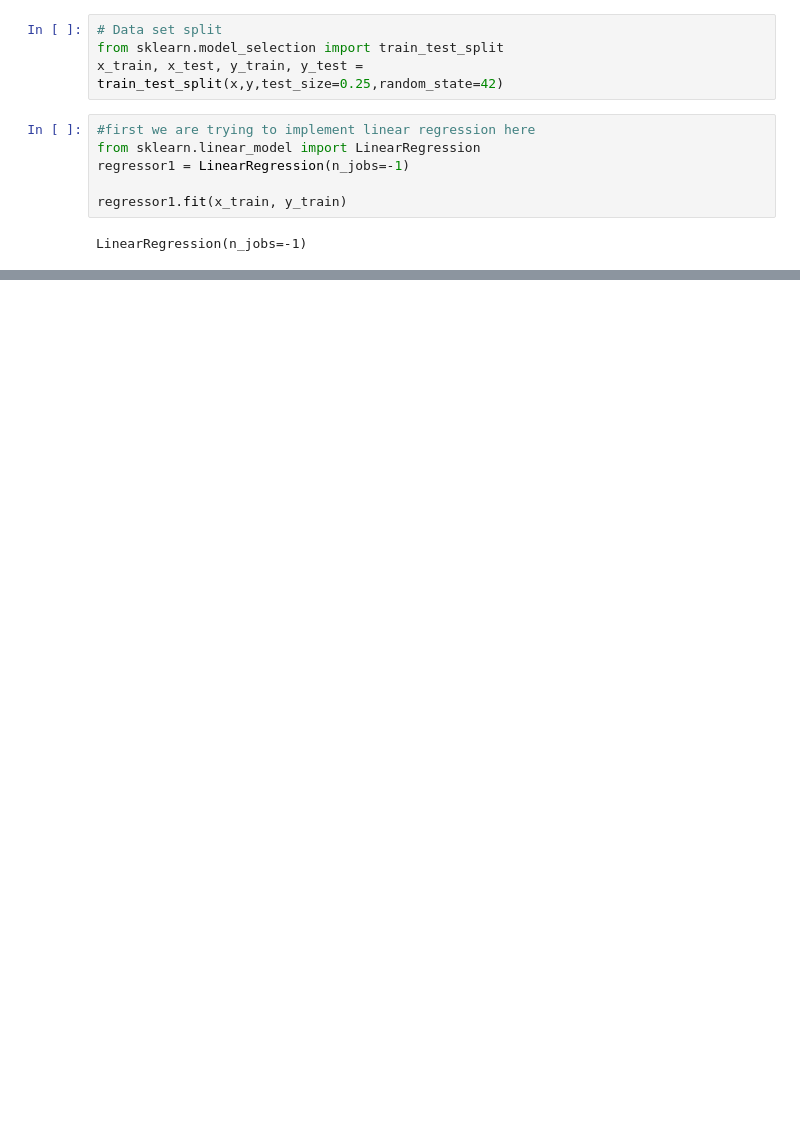
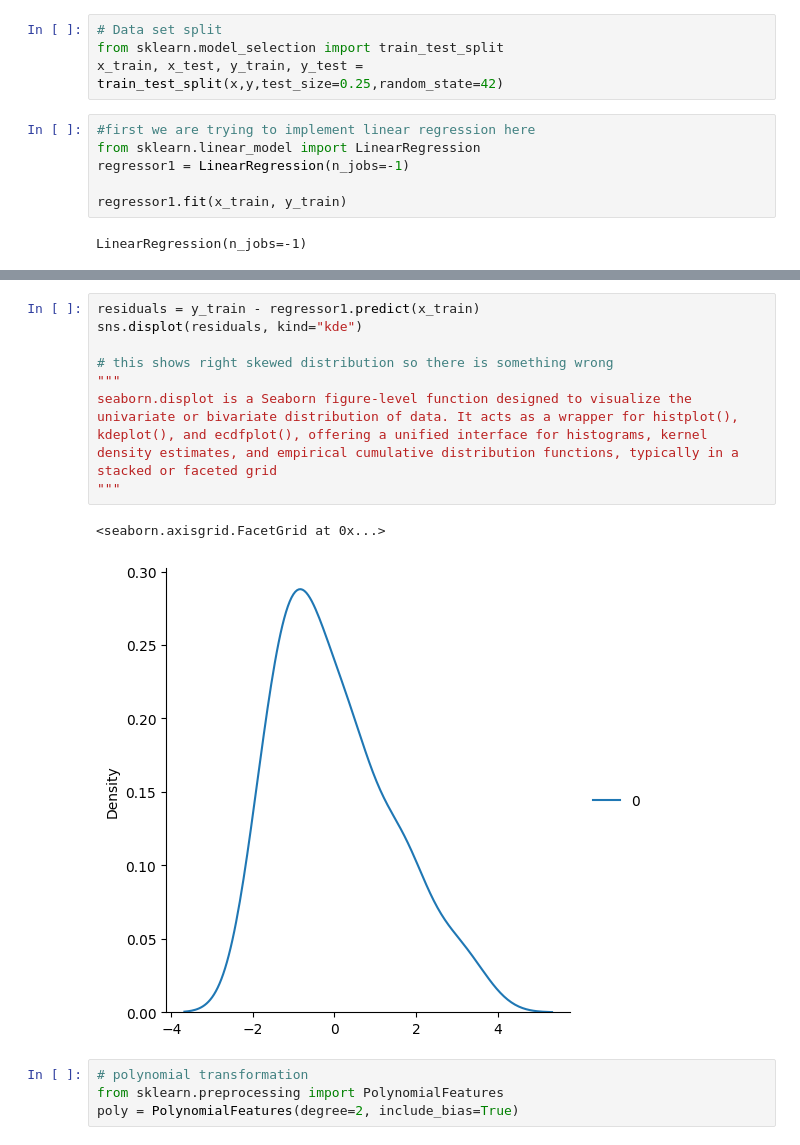
Before and after one commit to AmeyYarnalkar/Machine_Learning, a Jupyter notebook: 01_Intro_to_machine_learning/1.16_Polynomial_Regression.ipynb, the cells around one changed output, grey strips where cells are left out. Cells and saved outputs as stored; diff of their text form; blank space fills up the shorter version.

```diff
--- a/01_Intro_to_machine_learning/1.16_Polynomial_Regression.ipynb
+++ b/01_Intro_to_machine_learning/1.16_Polynomial_Regression.ipynb
@@ -41,0 +56,15 @@ plt.show()
+# %%
+residuals = y_train - regressor1.predict(x_train)
+sns.displot(residuals, kind="kde")
+
+# this shows right skewed distribution so there is something wrong
+"""
+seaborn.displot is a Seaborn figure-level function designed to visualize the univariate or bivariate distribution of data. It acts as a wrapper for histplot(), kdeplot(), and ecdfplot(), offering a unified interface for histograms, kernel density estimates, and empirical cumulative distribution functions, typically in a stacked or faceted grid
+"""
+# %% [output]
+<seaborn.axisgrid.FacetGrid at 0x...>
+[figure, added]
+# %%
+# polynomial transformation
+from sklearn.preprocessing import PolynomialFeatures
+poly = PolynomialFeatures(degree=2, include_bias=True)
```
Also changed, not shown: parts of 10 cells of this notebook.
